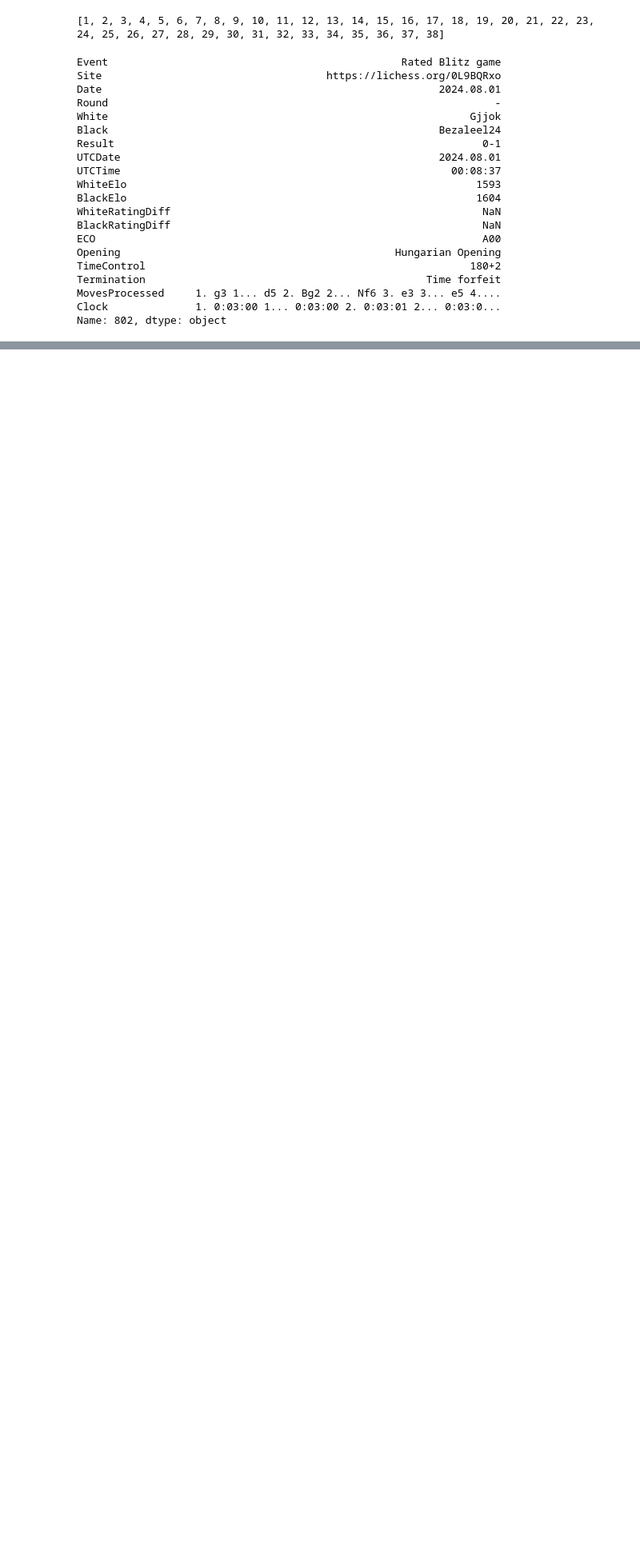
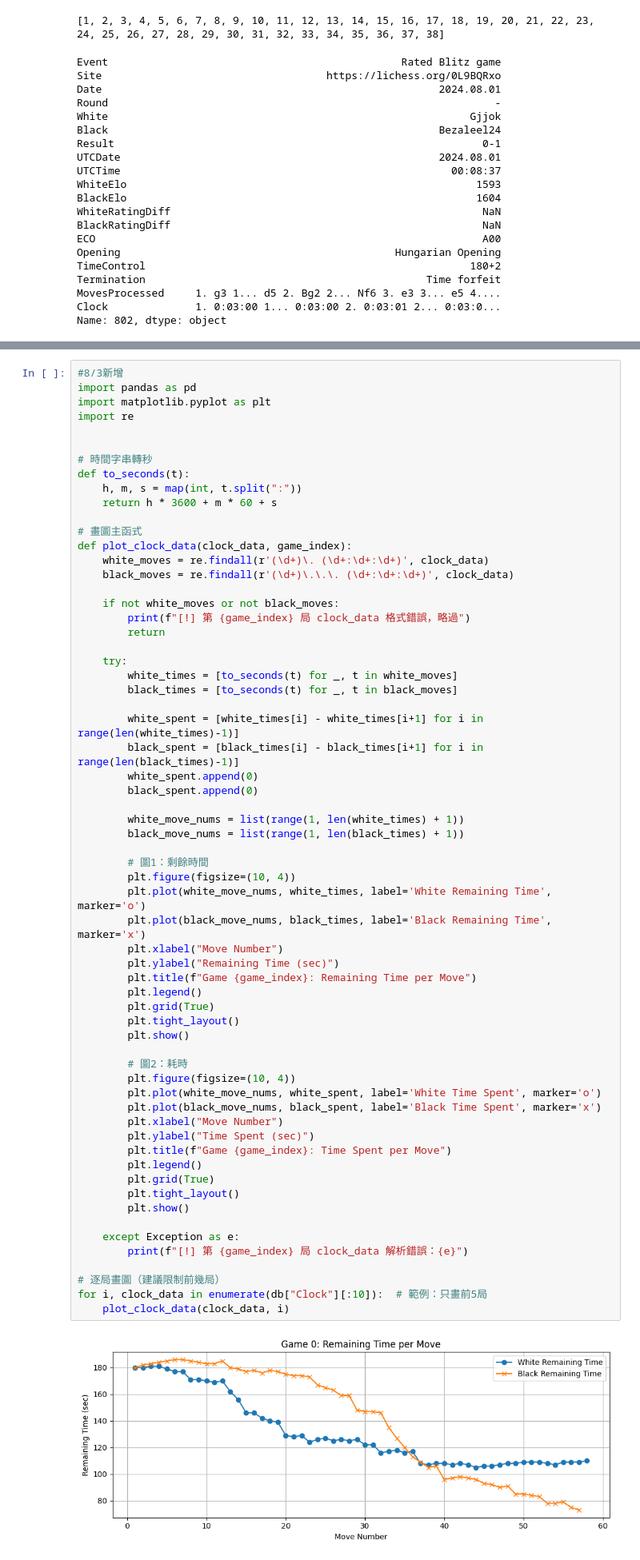
Before and after one commit to VictorSwankyTiger/UndergraduationProject, a Jupyter notebook: database/Time slope.ipynb, the cells around one changed output, grey strips where cells are left out. Shown at 80% size. Drawn from its saved outputs; the diff is of its cells as text; blank space fills up the shorter version.

```diff
--- a/database/Time slope.ipynb
+++ b/database/Time slope.ipynb
@@ -173,0 +174,65 @@ plt.show()
+# %%
+#8/3新增
+import pandas as pd
+import matplotlib.pyplot as plt
+import re
+
+
+# 時間字串轉秒
+def to_seconds(t):
+    h, m, s = map(int, t.split(":"))
+    return h * 3600 + m * 60 + s
+
+# 畫圖主函式
+def plot_clock_data(clock_data, game_index):
+    white_moves = re.findall(r'(\d+)\. (\d+:\d+:\d+)', clock_data)
+    black_moves = re.findall(r'(\d+)\.\.\. (\d+:\d+:\d+)', clock_data)
+
+    if not white_moves or not black_moves:
+        print(f"[!] 第 {game_index} 局 clock_data 格式錯誤，略過")
+        return
+
+    try:
+        white_times = [to_seconds(t) for _, t in white_moves]
+        black_times = [to_seconds(t) for _, t in black_moves]
+
+        white_spent = [white_times[i] - white_times[i+1] for i in range(len(white_times)-1)]
+        black_spent = [black_times[i] - black_times[i+1] for i in range(len(black_times)-1)]
+        white_spent.append(0)
+        black_spent.append(0)
+
+        white_move_nums = list(range(1, len(white_times) + 1))
+        black_move_nums = list(range(1, len(black_times) + 1))
+
+        # 圖1：剩餘時間
+        plt.figure(figsize=(10, 4))
+        plt.plot(white_move_nums, white_times, label='White Remaining Time', marker='o')
+        plt.plot(black_move_nums, black_times, label='Black Remaining Time', marker='x')
+        plt.xlabel("Move Number")
+        plt.ylabel("Remaining Time (sec)")
+        plt.title(f"Game {game_index}: Remaining Time per Move")
+        plt.legend()
+        plt.grid(True)
+        plt.tight_layout()
+        plt.show()
+
+        # 圖2：耗時
+        plt.figure(figsize=(10, 4))
+        plt.plot(white_move_nums, white_spent, label='White Time Spent', marker='o')
+        plt.plot(black_move_nums, black_spent, label='Black Time Spent', marker='x')
+        plt.xlabel("Move Number")
+        plt.ylabel("Time Spent (sec)")
+        plt.title(f"Game {game_index}: Time Spent per Move")
+        plt.legend()
+        plt.grid(True)
+        plt.tight_layout()
+        plt.show()
+
+    except Exception as e:
+        print(f"[!] 第 {game_index} 局 clock_data 解析錯誤：{e}")
+
+# 逐局畫圖（建議限制前幾局）
+for i, clock_data in enumerate(db["Clock"][:10]):  # 範例：只畫前5局
+    plot_clock_data(clock_data, i)
+# %% [output]
+[figure, added]
```
Also changed, not shown: parts of 2 cells of this notebook.
